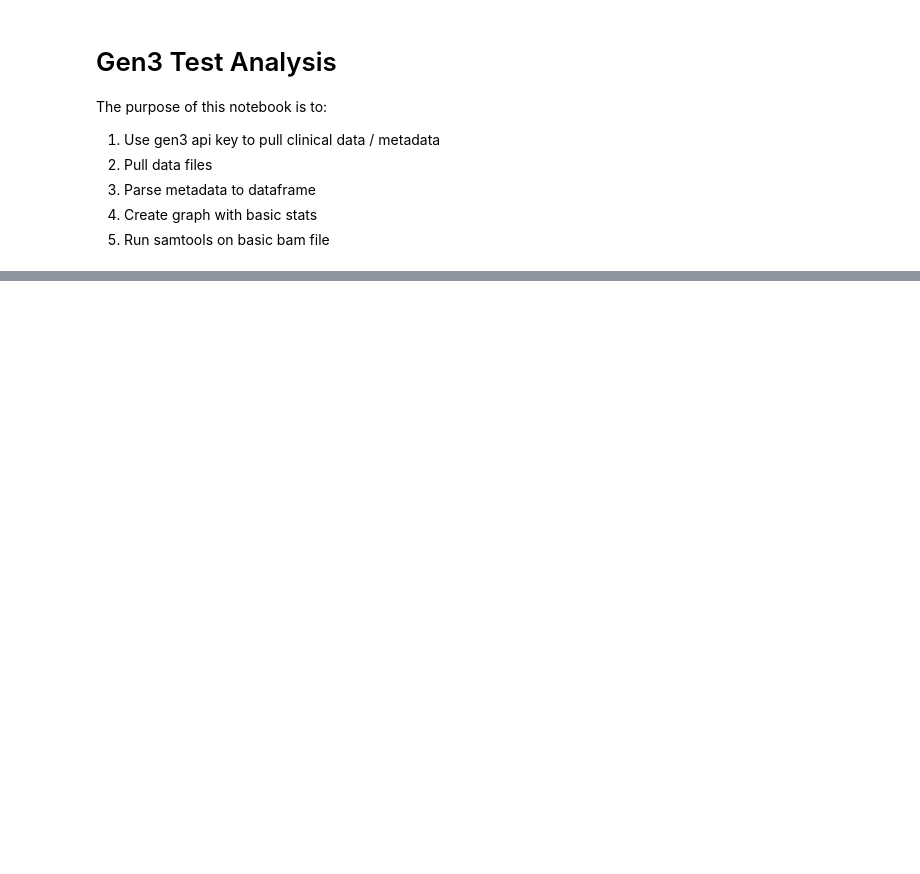
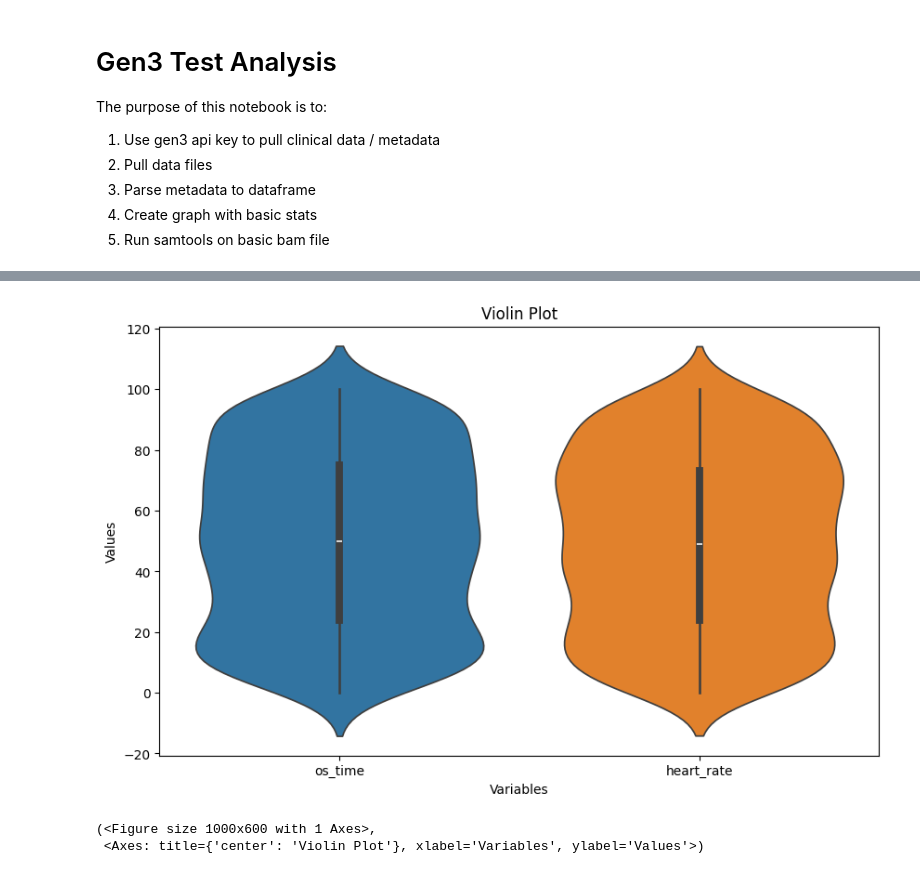
Before and after one commit to AustralianBioCommons/acdc-test-analysis, a Jupyter notebook: gen3_lightweight.ipynb, the cells around one changed output, grey strips where cells are left out. Saved outputs shown, nothing was run; the diff lists cells and outputs as text; code cells hidden in the pictures; blank space fills up the shorter version.

```diff
--- a/gen3_lightweight.ipynb
+++ b/gen3_lightweight.ipynb
@@ -43,10 +24,10 @@ from gen3_metadata.parser import Gen3MetadataParser
 # %%
 import os
-from gen3_metadata.parser import Gen3MetadataParser
+from gen3_metadata.gen3_metadata_parser import Gen3MetadataParser
 
-api = "https://data.test.biocommons.org.au"
-key_file = os.getenv('API_PATH')
-gen3metadata = Gen3MetadataParser(api, key_file)
+key_file = os.getenv('credentials_path')
+gen3metadata = Gen3MetadataParser(key_file)
+gen3metadata.authenticate()
 
 
 gen3metadata.fetch_data("program1", "AusDiab_Simulated", "subject")
@@ -66,0 +38,3 @@ Converting program1/AusDiab_Simulated/medical_history to pandas dataframe...
+# %%
+medical_history_pd =gen3metadata.data_store_pd['program1/AusDiab_Simulated/medical_history']
+medical_history_pd
@@ -66,0 +75,40 @@ Converting program1/AusDiab_Simulated/medical_history to pandas dataframe...
+# %%
+import matplotlib.pyplot as plt
+import seaborn as sns
+
+def create_violin_plot(data, variables):
+    """
+    Create a violin plot for the specified variables from a pandas DataFrame.
+
+    Parameters:
+    - data: pandas DataFrame containing the data.
+    - variables: list of column names to plot.
+
+    Returns:
+    - A matplotlib figure and axis containing the violin plot.
+    """
+    if not isinstance(variables, list):
+        variables = [variables]
+
+    # Create a figure and axis
+    fig, ax = plt.subplots(figsize=(10, 6))
+
+    # Create the violin plot
+    sns.violinplot(data=data[variables], ax=ax)
+
+    # Set plot title and labels
+    ax.set_title('Violin Plot')
+    ax.set_ylabel('Values')
+    ax.set_xlabel('Variables')
+
+    # Show the plot
+    plt.show()
+
+    return fig, ax
+
+# Example usage
+create_violin_plot(medical_history_pd, ['os_time', 'heart_rate'])
+# %% [output]
+[figure, added]
+(<Figure size 1000x600 with 1 Axes>,
+ <Axes: title={'center': 'Violin Plot'}, xlabel='Variables', ylabel='Values'>)
```
Also changed, not shown: parts of 7 cells of this notebook, 2 other files.
